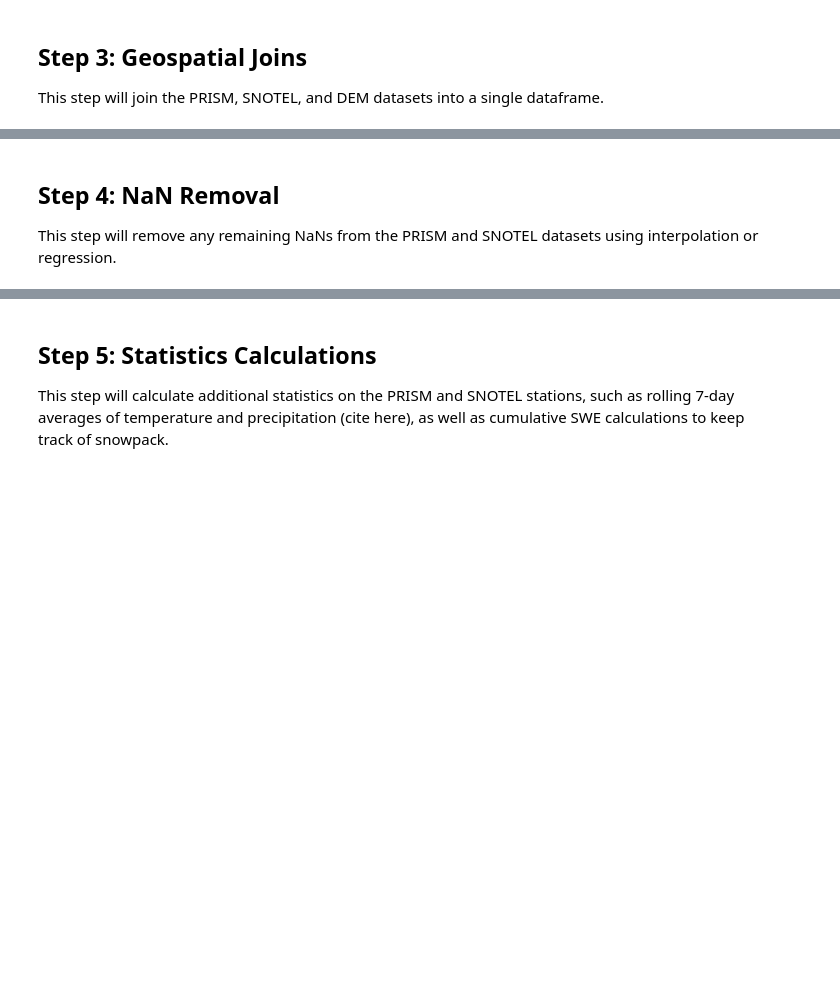
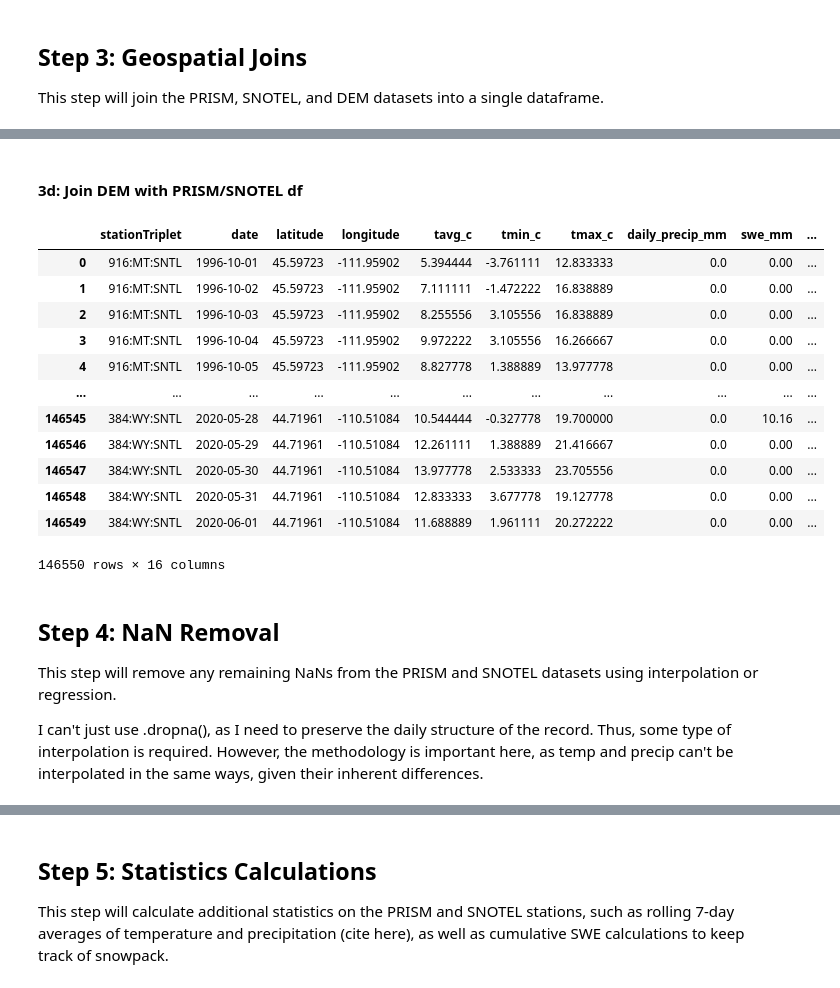
Before and after one commit to rainihelmstadter/snow-drought-modeling, a Jupyter notebook: code/04-prepare-data-for-machine-learning.ipynb, the cells around one changed output, grey strips where cells are left out. Saved outputs shown, nothing was run; the diff lists cells and outputs as text; code cells hidden in the pictures; blank space fills up the shorter version.

Commit message:
completed through NaN patching in ML prep notebook

```diff
--- a/code/04-prepare-data-for-machine-learning.ipynb
+++ b/code/04-prepare-data-for-machine-learning.ipynb
@@ -94,0 +374,28 @@ This step will join the PRISM, SNOTEL, and DEM datasets into a single dataframe.
+# %%
+# grab each station's point
+stations_point_gdf = (prism_snotel_gdf[['stationTriplet', 'latitude', 'longitude', 'geometry']]
+                     # get rid of duplicate lines, only need one row per station
+                     .drop_duplicates().reset_index())
+
+# grab coordinates for each station
+x_coords = xr.DataArray(
+    stations_point_gdf['longitude'],
+    dims="stationTriplet",
+    coords={"stationTriplet": stations_point_gdf['stationTriplet']})
+y_coords = xr.DataArray(
+    stations_point_gdf['latitude'],
+    dims="stationTriplet",
+    coords={"stationTriplet": stations_point_gdf['stationTriplet']})
+
+# search through DEM dataset and grab all stats for each point
+station_dem_ds = dem_dataset.sel(x = x_coords, y = y_coords, method = 'nearest')
+station_dem_ds = station_dem_ds.squeeze('band', drop=True)
+
+# convert to dataframe before merging
+station_dem_df = station_dem_ds.to_dataframe().reset_index()
+
+# drop extra columns
+station_dem_df = station_dem_df[['stationTriplet', 'elevation', 'slope', 'aspect_north', 'aspect_east']]
+
+# check it out
+station_dem_df
@@ -95,4 +420,33 @@ This step will join the PRISM, SNOTEL, and DEM datasets into a single dataframe.
+# %% [markdown]
+#### 3d: Join DEM with PRISM/SNOTEL df
+# %%
+# join on station triplet
+stations_ml_df = pd.merge(
+    prism_snotel_df,
+    station_dem_df,
+    on = 'stationTriplet',
+    how = 'left'
+)
+
+# check it out
+stations_ml_df
+# %% [output]
+|  | stationTriplet | date | latitude | longitude | tavg_c | tmin_c | tmax_c | daily_precip_mm | swe_mm | ... |
+| 0 | 916:MT:SNTL | 1996-10-01 | 45.59723 | -111.95902 | 5.394444 | -3.761111 | 12.833333 | 0.0 | 0.00 | ... |
+| 1 | 916:MT:SNTL | 1996-10-02 | 45.59723 | -111.95902 | 7.111111 | -1.472222 | 16.838889 | 0.0 | 0.00 | ... |
+| 2 | 916:MT:SNTL | 1996-10-03 | 45.59723 | -111.95902 | 8.255556 | 3.105556 | 16.838889 | 0.0 | 0.00 | ... |
+| 3 | 916:MT:SNTL | 1996-10-04 | 45.59723 | -111.95902 | 9.972222 | 3.105556 | 16.266667 | 0.0 | 0.00 | ... |
+| 4 | 916:MT:SNTL | 1996-10-05 | 45.59723 | -111.95902 | 8.827778 | 1.388889 | 13.977778 | 0.0 | 0.00 | ... |
+| ... | ... | ... | ... | ... | ... | ... | ... | ... | ... | ... |
+| 146545 | 384:WY:SNTL | 2020-05-28 | 44.71961 | -110.51084 | 10.544444 | -0.327778 | 19.700000 | 0.0 | 10.16 | ... |
+| 146546 | 384:WY:SNTL | 2020-05-29 | 44.71961 | -110.51084 | 12.261111 | 1.388889 | 21.416667 | 0.0 | 0.00 | ... |
+| 146547 | 384:WY:SNTL | 2020-05-30 | 44.71961 | -110.51084 | 13.977778 | 2.533333 | 23.705556 | 0.0 | 0.00 | ... |
+| 146548 | 384:WY:SNTL | 2020-05-31 | 44.71961 | -110.51084 | 12.833333 | 3.677778 | 19.127778 | 0.0 | 0.00 | ... |
+| 146549 | 384:WY:SNTL | 2020-06-01 | 44.71961 | -110.51084 | 11.688889 | 1.961111 | 20.272222 | 0.0 | 0.00 | ... |
+146550 rows × 16 columns
 # %% [markdown]
 ## Step 4: NaN Removal
 
 This step will remove any remaining NaNs from the PRISM and SNOTEL datasets using interpolation or regression.
+
+I can't just use .dropna(), as I need to preserve the daily structure of the record. Thus, some type of interpolation is required. However, the methodology is important here, as temp and precip can't be interpolated in the same ways, given their inherent differences.
```
Also changed, not shown: parts of 30 cells of this notebook.
